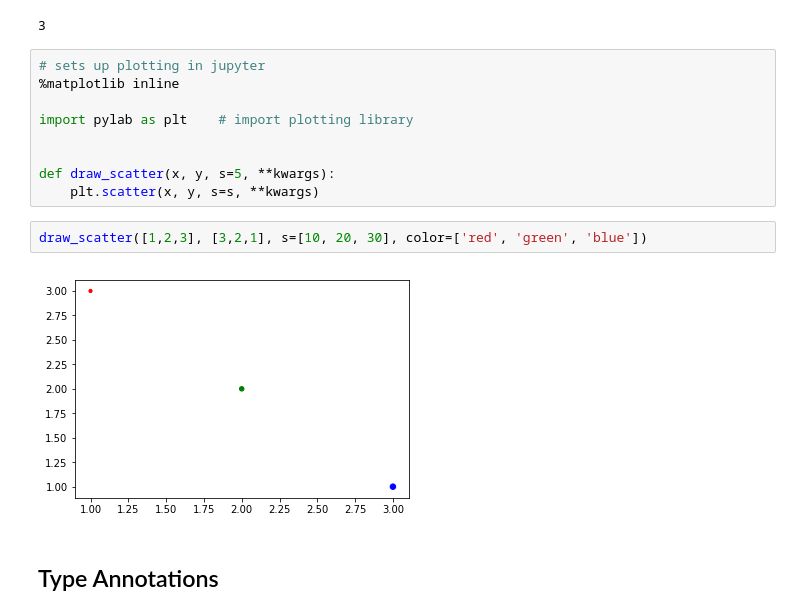
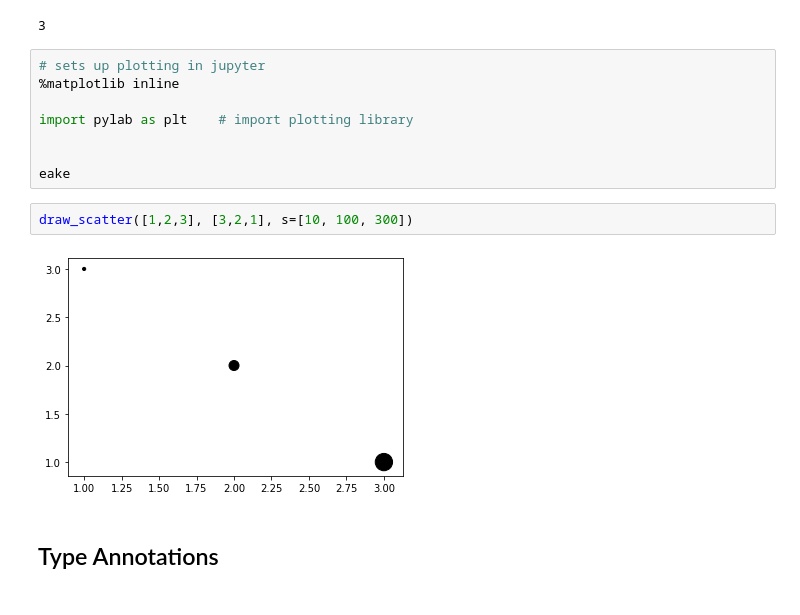
Before and after one commit to PacktPublishing/Learn-Python-by-Building-Data-Science-Applications, a Jupyter notebook: Chapter03/Functions.ipynb, the cells around one changed output. Cells and saved outputs as stored; diff of their text form.

```diff
--- a/Chapter03/Functions.ipynb
+++ b/Chapter03/Functions.ipynb
@@ -179,12 +195,11 @@ f(1,2, 10, other_arguement=0)
 import pylab as plt    # import plotting library
 
 
-def draw_scatter(x, y, s=5, **kwargs):
-    plt.scatter(x, y, s=s, **kwargs)
+eake
 # %%
-draw_scatter([1,2,3], [3,2,1], s=[10, 20, 30], color=['red', 'green', 'blue'])
+draw_scatter([1,2,3], [3,2,1], s=[10, 100, 300])
 # %% [output]
-[figure, old version]
+[figure, new version]
 # %% [markdown]
 ## Type Annotations
 # %%
```
Also changed, not shown: parts of 3 cells of this notebook, 4 other files.
